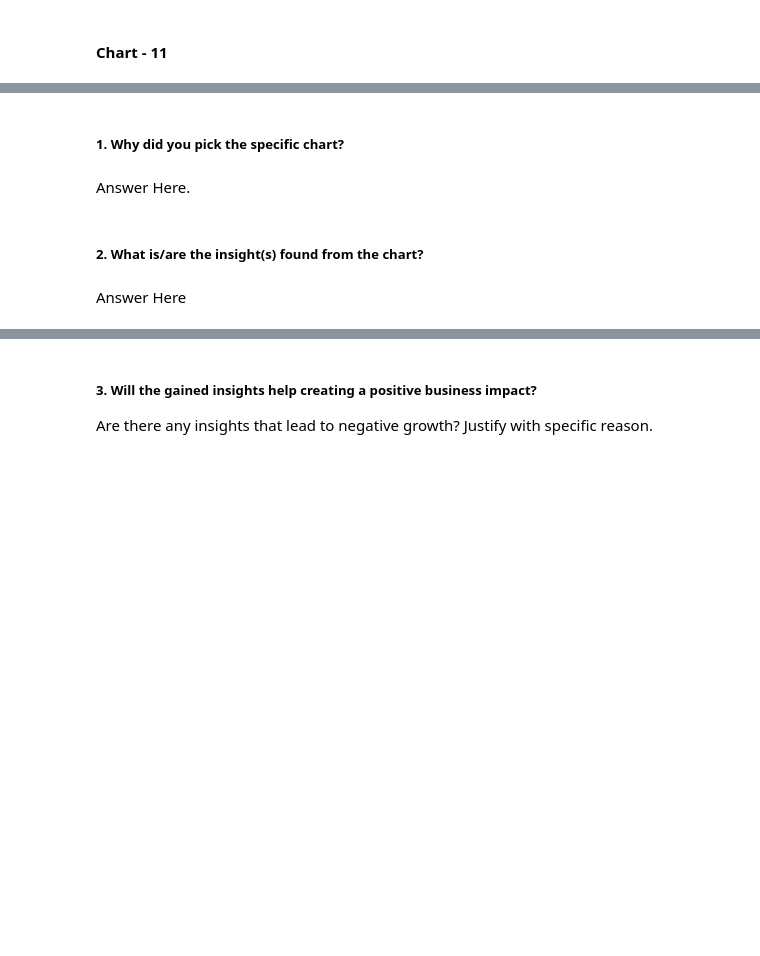
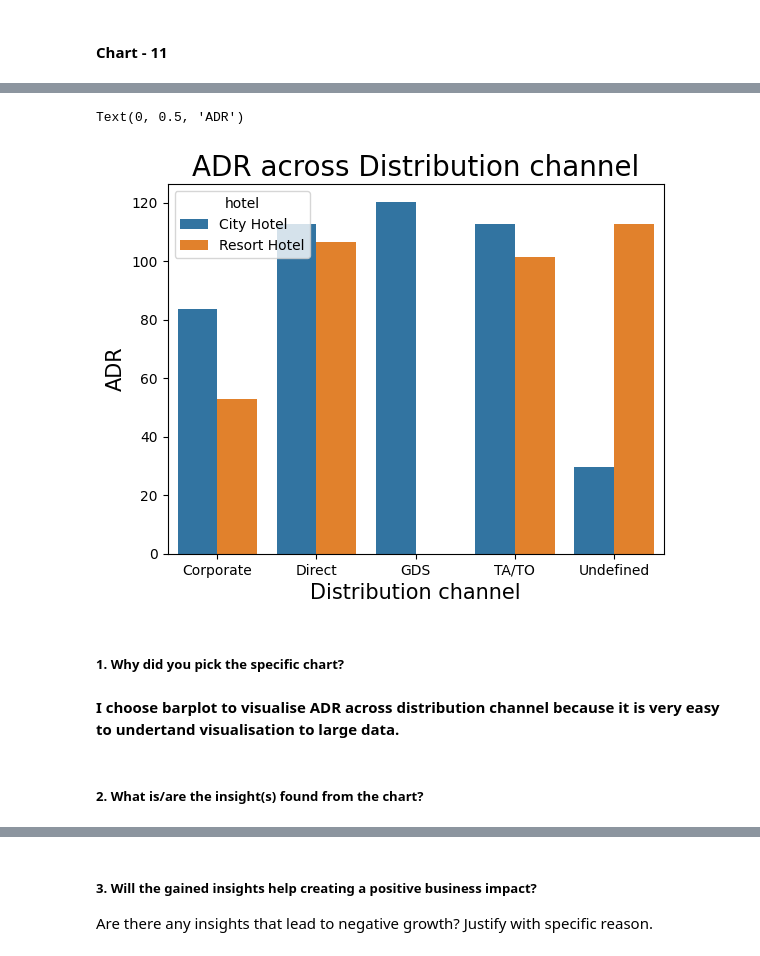
Before and after one commit to ShubhamAGWL/ShubhAG, a Jupyter notebook: Capstone_project_Hotel_Booking_Analysis.ipynb, the cells around one changed output, grey strips where cells are left out. Drawn from its saved outputs; the diff is of its cells as text; code cells hidden in the pictures; blank space fills up the shorter version.

```diff
--- a/Capstone_project_Hotel_Booking_Analysis.ipynb
+++ b/Capstone_project_Hotel_Booking_Analysis.ipynb
@@ -836,2 +838,4 @@ Are there any insights that lead to negative growth? Justify with specific reaso
 # %%
 # Chart - 11 visualization code
+distribution_channel = new_df.groupby(['distribution_channel','hotel'])['adr'].mean().reset_index()
+distribution_channel
@@ -838,8 +853,14 @@ Are there any insights that lead to negative growth? Justify with specific reaso
+# %%
+sns.barplot(x='distribution_channel',y='adr', data=distribution_channel,hue='hotel')
+plt.title('ADR across Distribution channel', fontsize=20)
+plt.xlabel('Distribution channel',fontsize=15)
+plt.ylabel('ADR', fontsize=15)
+# %% [output]
+Text(0, 0.5, 'ADR')
+[figure, added]
 # %% [markdown]
 ##### 1. Why did you pick the specific chart?
-# %% [markdown]
-Answer Here.
+# %% [markdown]
+**I choose barplot to visualise ADR across distribution channel because it is very easy to undertand visualisation to large data.**
 # %% [markdown]
 ##### 2. What is/are the insight(s) found from the chart?
-# %% [markdown]
-Answer Here
```
Also changed, not shown: parts of 29 cells of this notebook.
